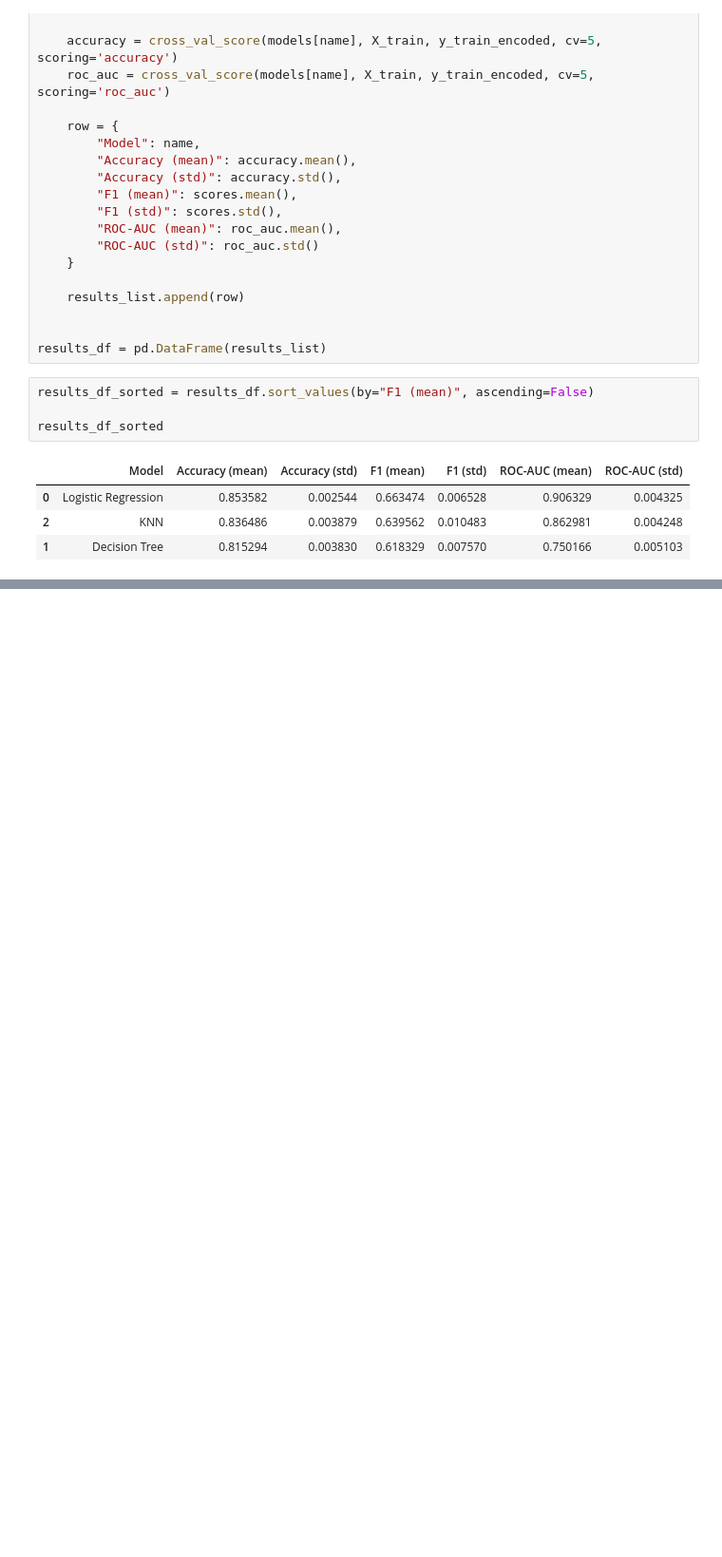
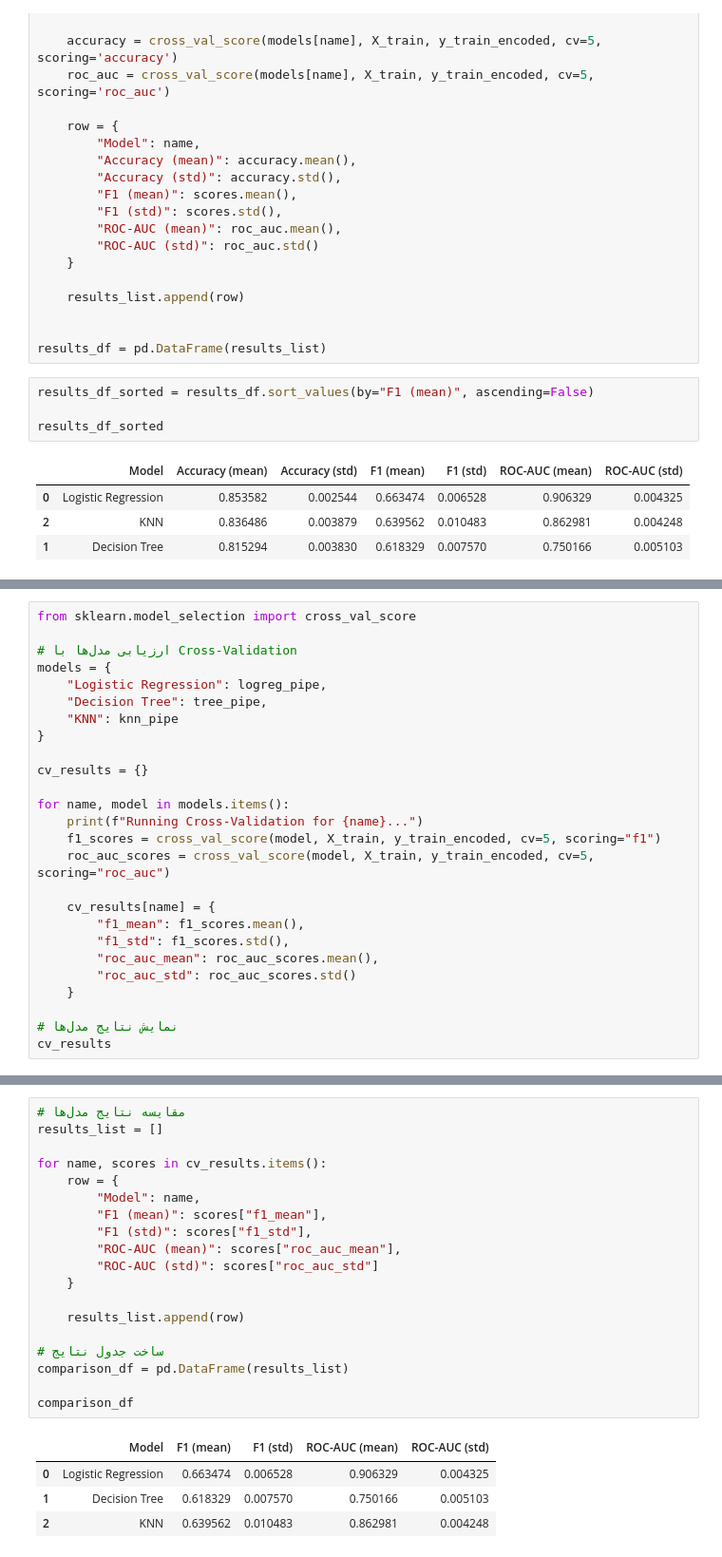
Before and after one commit to kiyanzade/adult-income-ml-pipeline, a Jupyter notebook: adult-income-ml.ipynb, the cells around one changed output, grey strips where cells are left out. Shown at 95% size. Drawn from its saved outputs; the diff is of its cells as text; blank space fills up the shorter version.

Commit message:
Model Evaluation & Selection

```diff
--- a/adult-income-ml.ipynb
+++ b/adult-income-ml.ipynb
@@ -466,0 +645,26 @@ results_df_sorted
+# %%
+from sklearn.model_selection import cross_val_score
+
+# ارزیابی مدل‌ها با Cross-Validation
+models = {
+    "Logistic Regression": logreg_pipe,
+    "Decision Tree": tree_pipe,
+    "KNN": knn_pipe
+}
+
+cv_results = {}
+
+for name, model in models.items():
+    print(f"Running Cross-Validation for {name}...")
+    f1_scores = cross_val_score(model, X_train, y_train_encoded, cv=5, scoring="f1")
+    roc_auc_scores = cross_val_score(model, X_train, y_train_encoded, cv=5, scoring="roc_auc")
+
+    cv_results[name] = {
+        "f1_mean": f1_scores.mean(),
+        "f1_std": f1_scores.std(),
+        "roc_auc_mean": roc_auc_scores.mean(),
+        "roc_auc_std": roc_auc_scores.std()
+    }
+
+# نمایش نتایج مدل‌ها
+cv_results
@@ -466,0 +687,24 @@ results_df_sorted
+# %%
+# مقایسه نتایج مدل‌ها
+results_list = []
+
+for name, scores in cv_results.items():
+    row = {
+        "Model": name,
+        "F1 (mean)": scores["f1_mean"],
+        "F1 (std)": scores["f1_std"],
+        "ROC-AUC (mean)": scores["roc_auc_mean"],
+        "ROC-AUC (std)": scores["roc_auc_std"]
+    }
+
+    results_list.append(row)
+
+# ساخت جدول نتایج
+comparison_df = pd.DataFrame(results_list)
+
+comparison_df
+# %% [output]
+|  | Model | F1 (mean) | F1 (std) | ROC-AUC (mean) | ROC-AUC (std) |
+| 0 | Logistic Regression | 0.663474 | 0.006528 | 0.906329 | 0.004325 |
+| 1 | Decision Tree | 0.618329 | 0.007570 | 0.750166 | 0.005103 |
+| 2 | KNN | 0.639562 | 0.010483 | 0.862981 | 0.004248 |
```
Also changed, not shown: parts of 16 cells of this notebook.
